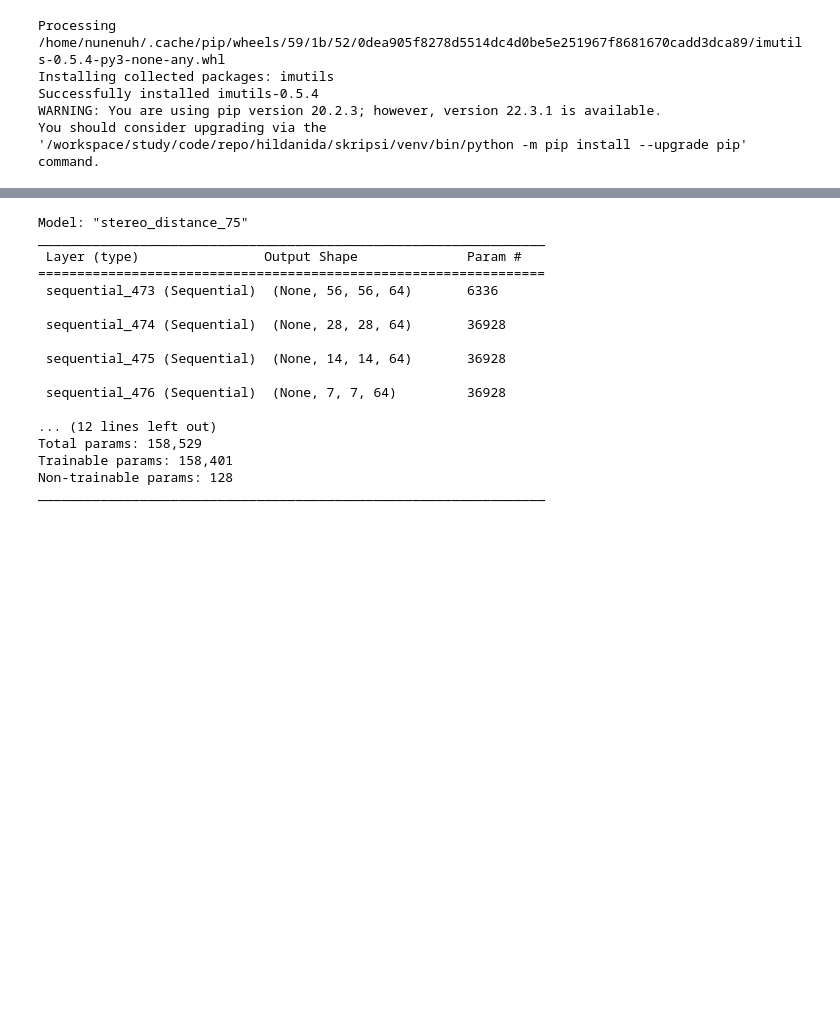
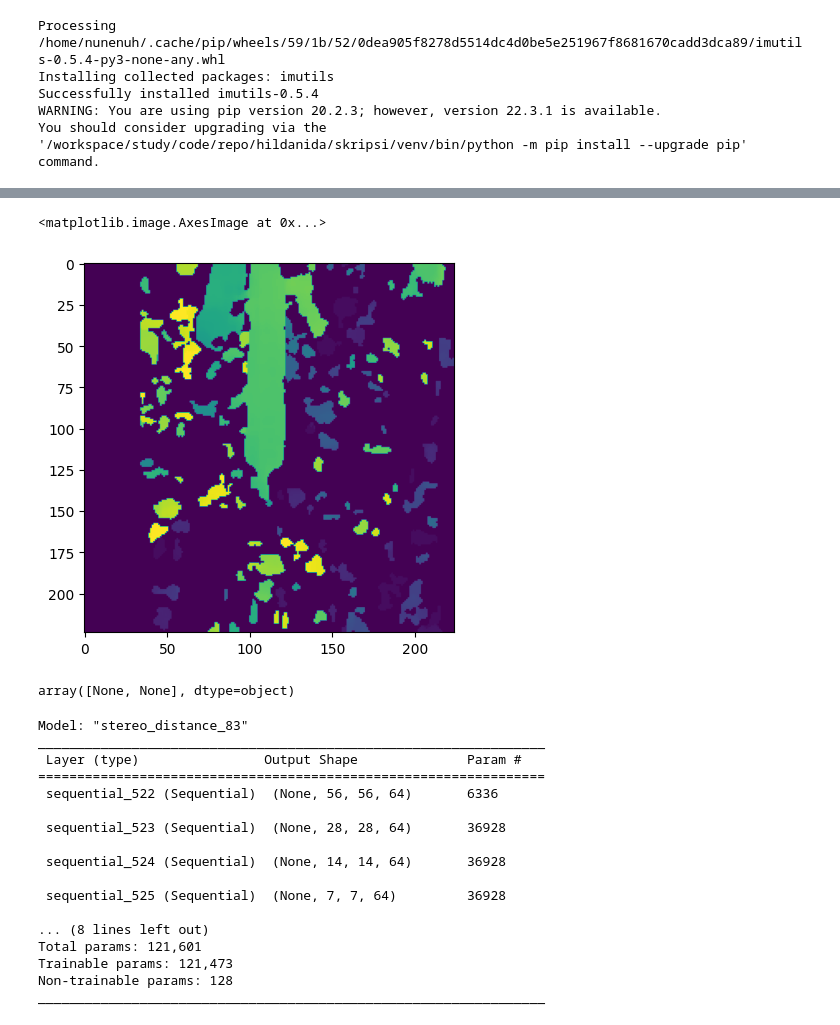
Before and after one commit to Hildanida/Skripsi, a Jupyter notebook: notebooks/explore_data.ipynb, the cells around one changed output, grey strips where cells are left out. Saved outputs shown, nothing was run; the diff lists cells and outputs as text; code cells hidden in the pictures; blank space fills up the shorter version.

```diff
--- a/notebooks/explore_data.ipynb
+++ b/notebooks/explore_data.ipynb
@@ -140,3 +201,12 @@ X_train[0].shape, y_train.shape, X_test[0].shape, y_test.shape
+# %%
+plt.imshow(X_train[0])
+# %% [output]
+<matplotlib.image.AxesImage at 0x...>
+[figure, added]
+# %%
+X_train[10]
+# %% [output]
+array([None, None], dtype=object)
 # %%
 from tensorflow.keras import Model
 from tensorflow.keras import layers
@@ -233,27 +295,27 @@ import tensorflow as tf
 model = StereoDistance()
 model.build(input_shape=(None, 224,224,2))
 
-model.compile(optimizer=Adam(learning_rate=0.0005),
-              loss=tf.keras.losses.Huber(),
-              metrics=['mse','accuracy'])
+model.compile(optimizer=Adam(),
+              loss=tf.keras.losses.MeanSquaredError(),
+              metrics=['mae','mse'])
 
 model.summary()
 # %% [output]
-Model: "stereo_distance_75"
+Model: "stereo_distance_83"
 _________________________________________________________________
  Layer (type)                Output Shape              Param #
 =================================================================
- sequential_473 (Sequential)  (None, 56, 56, 64)       6336
+ sequential_522 (Sequential)  (None, 56, 56, 64)       6336
 
- sequential_474 (Sequential)  (None, 28, 28, 64)       36928
+ sequential_523 (Sequential)  (None, 28, 28, 64)       36928
 
- sequential_475 (Sequential)  (None, 14, 14, 64)       36928
+ sequential_524 (Sequential)  (None, 14, 14, 64)       36928
 
- sequential_476 (Sequential)  (None, 7, 7, 64)         36928
+ sequential_525 (Sequential)  (None, 7, 7, 64)         36928
 
-... (12 lines left out)
-Total params: 158,529
-Trainable params: 158,401
+... (8 lines left out)
+Total params: 121,601
+Trainable params: 121,473
 Non-trainable params: 128
 _________________________________________________________________
 # %%
```
Also changed, not shown: parts of 10 cells of this notebook.
